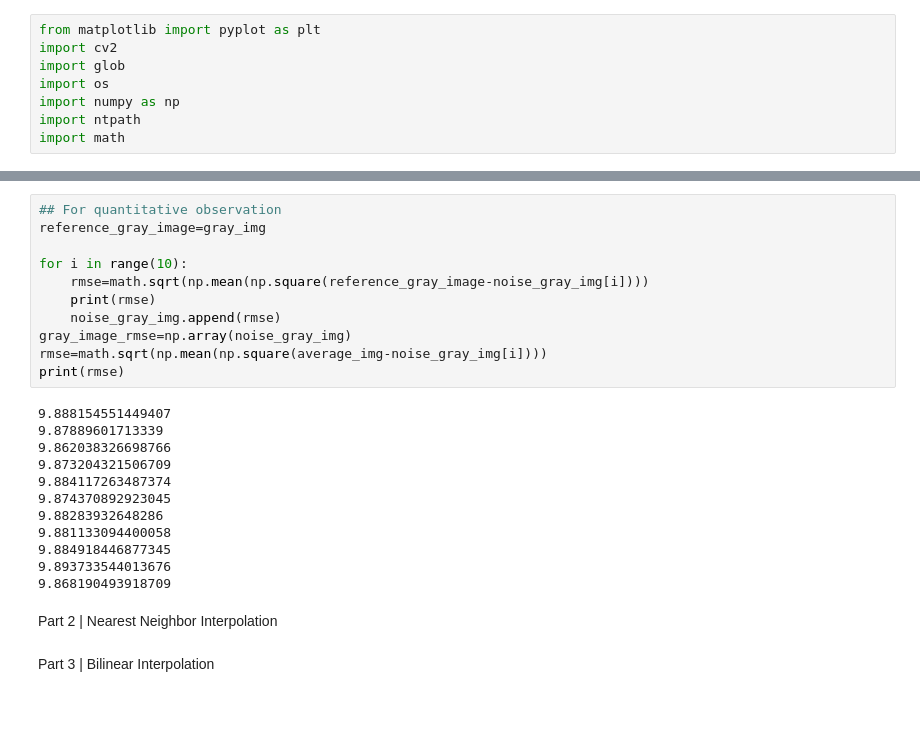
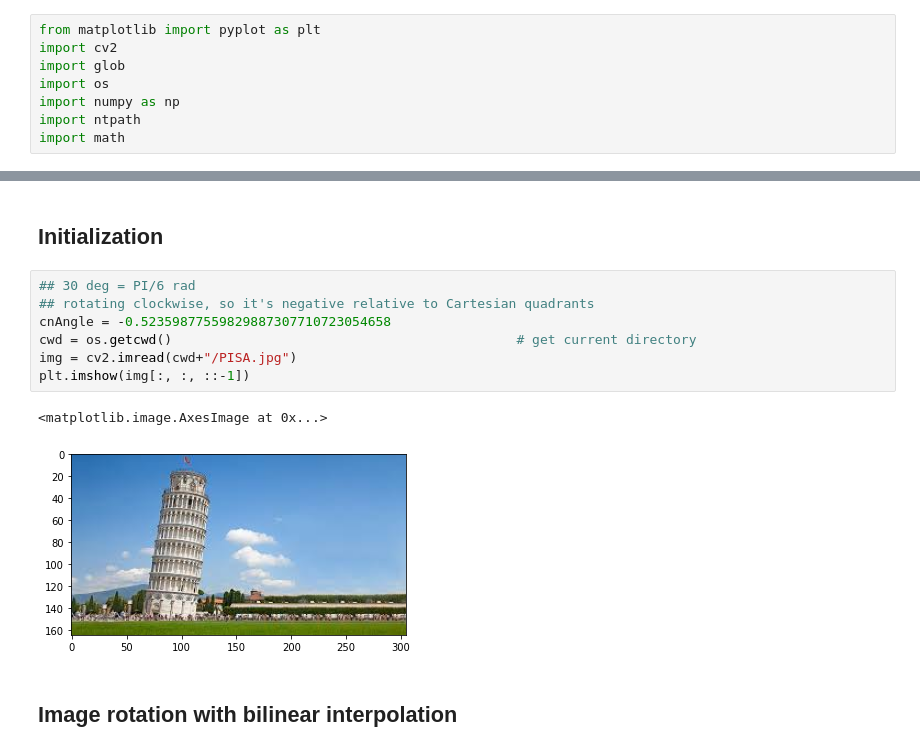
Before and after one commit to rad-mit/CS5102-Digital-Image-Processing-Project, a Jupyter notebook: Assignments/Assignment-4/DIP_Assignment_4.ipynb, the cells around one changed output, grey strips where cells are left out. Drawn from its saved outputs; the diff is of its cells as text; blank space fills up the shorter version.

Commit message:
read PISA image

```diff
--- a/Assignments/Assignment-4/DIP_Assignment_4.ipynb
+++ b/Assignments/Assignment-4/DIP_Assignment_4.ipynb
@@ -72,27 +16,14 @@ plt.imshow(average_img, cmap='gray', vmin = 0, vmax = 255)
-# %%
-## For quantitative observation
-reference_gray_image=gray_img
-
-for i in range(10):
-    rmse=math.sqrt(np.mean(np.square(reference_gray_image-noise_gray_img[i])))
-    print(rmse)
-    noise_gray_img.append(rmse)
-gray_image_rmse=np.array(noise_gray_img)
-rmse=math.sqrt(np.mean(np.square(average_img-noise_gray_img[i])))
-print(rmse)
-# %% [output]
-9.888154551449407
-9.87889601713339
-9.862038326698766
-9.873204321506709
-9.884117263487374
-9.874370892923045
-9.88283932648286
-9.881133094400058
-9.884918446877345
-9.893733544013676
-9.868190493918709
-# %% [markdown]
-Part 2 | Nearest Neighbor Interpolation
-# %% [markdown]
-Part 3 | Bilinear Interpolation
+# %% [markdown]
+## Initialization
+# %%
+## 30 deg = PI/6 rad
+## rotating clockwise, so it's negative relative to Cartesian quadrants
+cnAngle = -0.52359877559829887307710723054658
+cwd = os.getcwd()                                            # get current directory
+img = cv2.imread(cwd+"/PISA.jpg")
+plt.imshow(img[:, :, ::-1])
+# %% [output]
+<matplotlib.image.AxesImage at 0x...>
+[figure, added]
+# %% [markdown]
+## Image rotation with bilinear interpolation
```
Also changed, not shown: parts of 8 cells of this notebook.
